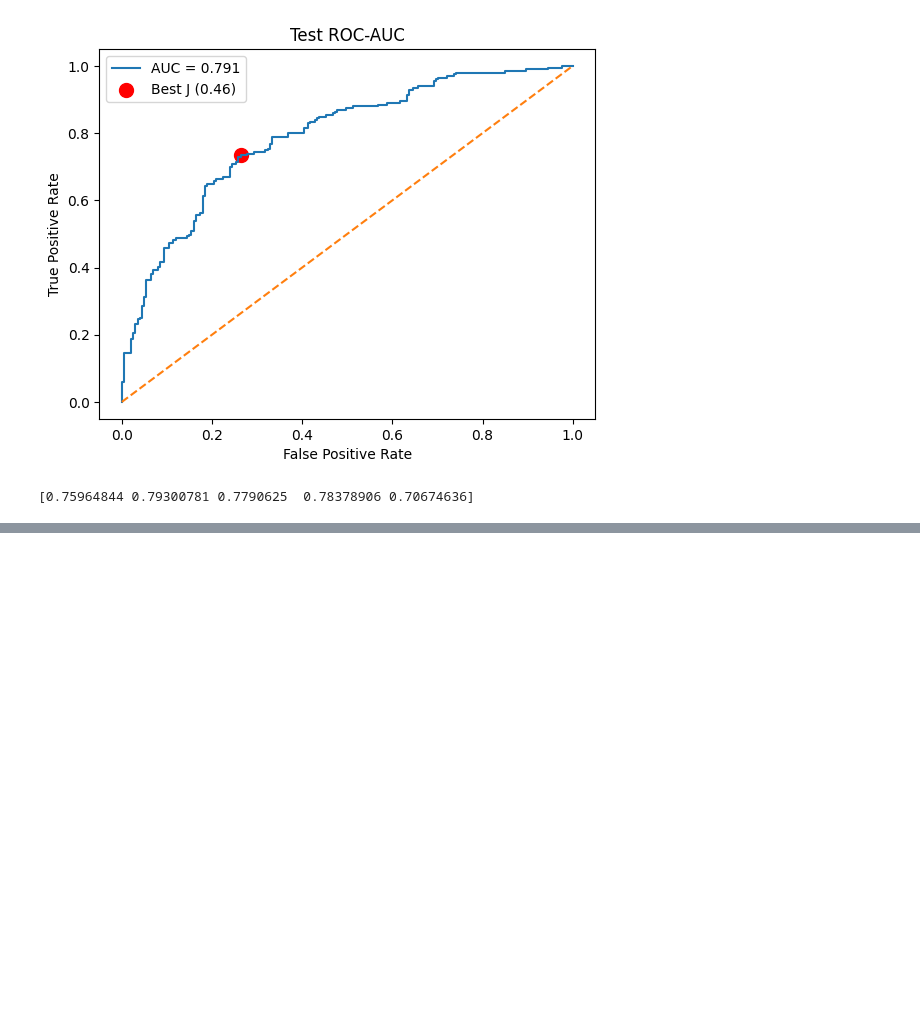
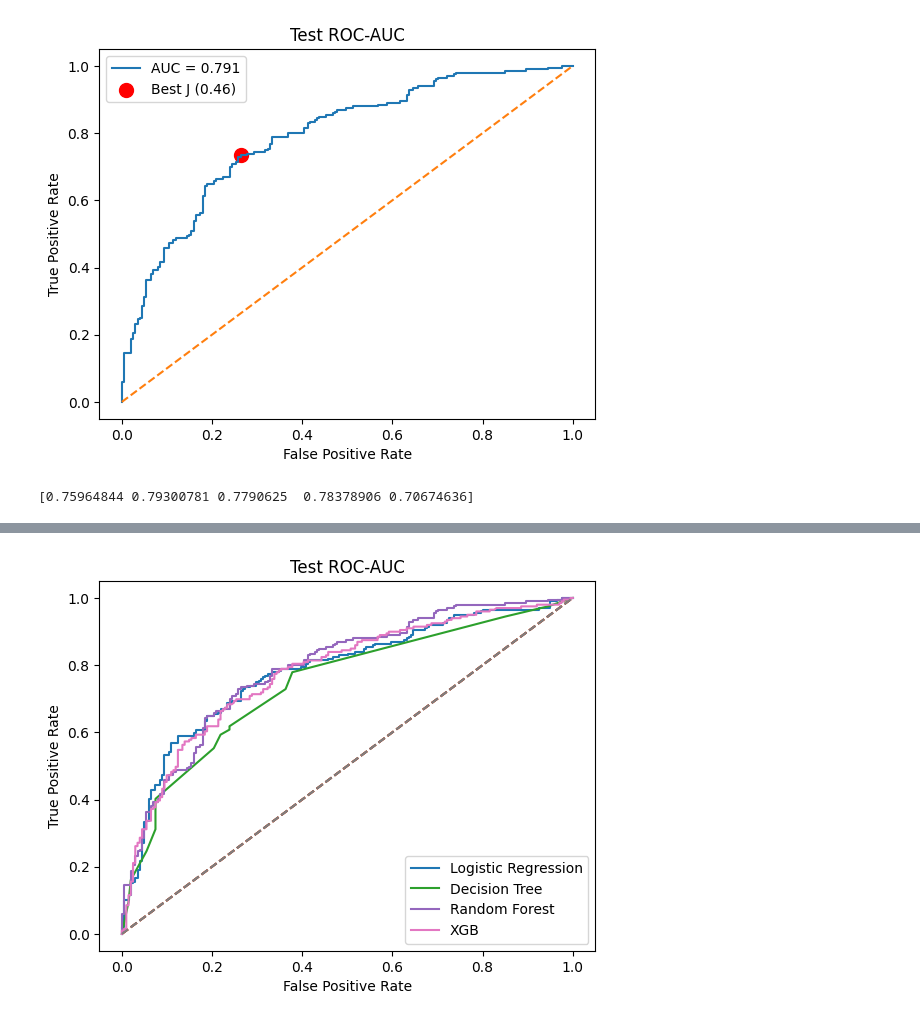
Before and after one commit to Siuuuuuu0/ML-DL, a Jupyter notebook: UCI_Credit_Card.ipynb, the cells around one changed output, grey strips where cells are left out. Saved outputs shown, nothing was run; the diff lists cells and outputs as text; code cells hidden in the pictures; blank space fills up the shorter version.

```diff
--- a/UCI_Credit_Card.ipynb
+++ b/UCI_Credit_Card.ipynb
@@ -559,0 +688,13 @@ models_scores["Random Forest"]["AUC 0.9 TPR"] = best_threshold
+# %%
+names = ["Logistic Regression", "Decision Tree", "Random Forest", "XGB"]
+# %%
+for name in names:
+  plt.plot(models_auc[name]["fpr"], models_auc[name]["tpr"], label=name)
+  plt.plot([0,1], [0,1], linestyle="--")
+plt.xlabel("False Positive Rate")
+plt.ylabel("True Positive Rate")
+plt.legend()
+plt.title("Test ROC-AUC")
+plt.show()
+# %% [output]
+[figure, added]
```
Also changed, not shown: parts of 17 cells of this notebook.
